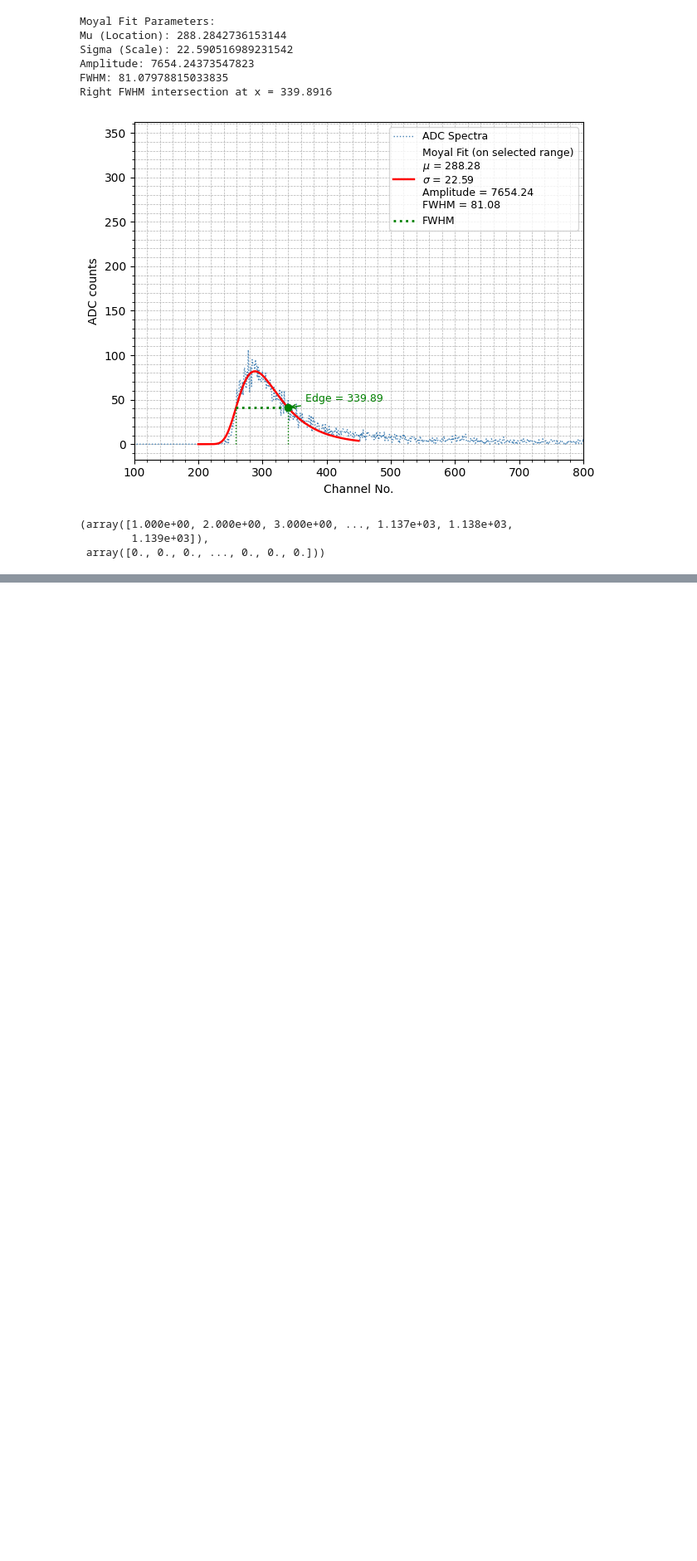
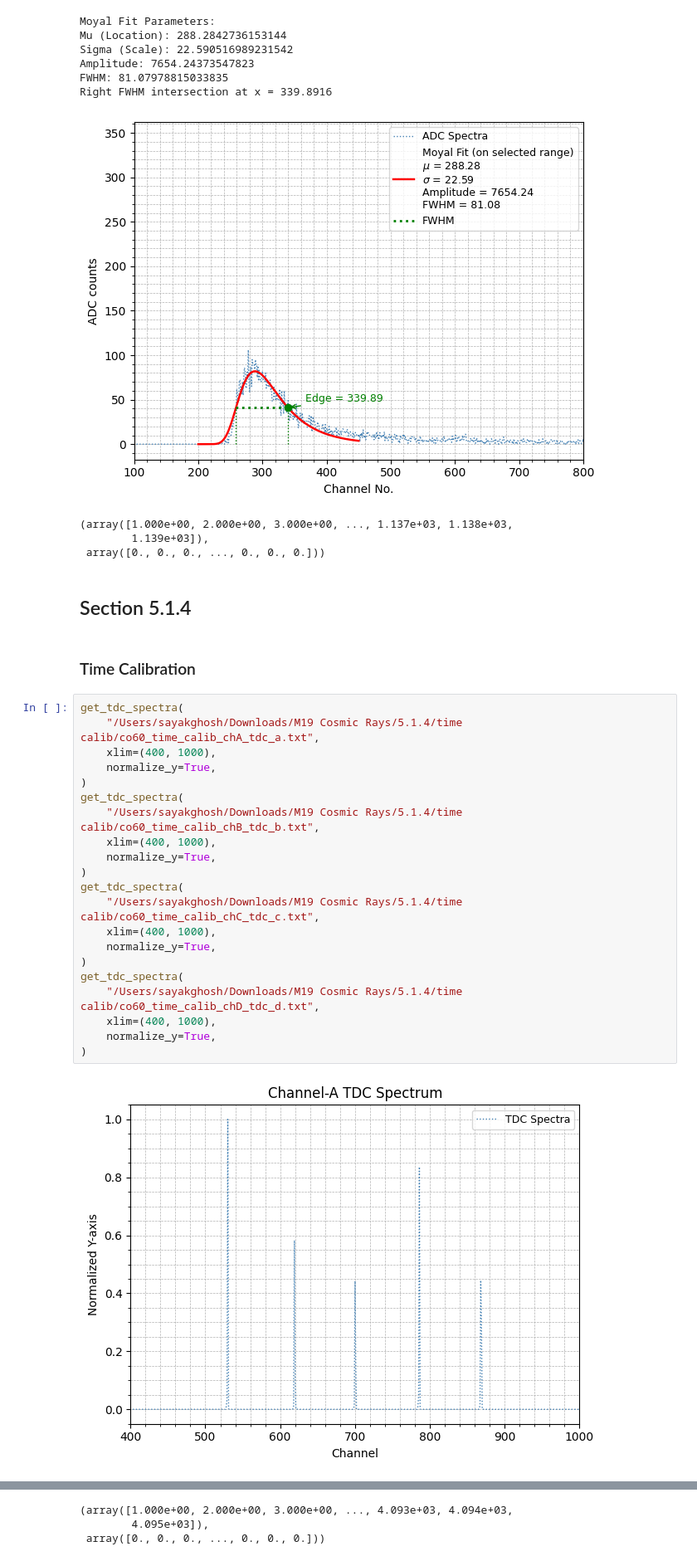
Before and after one commit to c0smic-65/M19-spectra-analysis, a Jupyter notebook: test.ipynb, the cells around one changed output, grey strips where cells are left out. Shown at 83% size. Saved outputs shown, nothing was run; the diff lists cells and outputs as text; blank space fills up the shorter version.

```diff
--- a/test.ipynb
+++ b/test.ipynb
@@ -280,3 +330,30 @@ Right FWHM intersection at x = 339.8916
 (array([1.000e+00, 2.000e+00, 3.000e+00, ..., 1.137e+03, 1.138e+03,
         1.139e+03]),
  array([0., 0., 0., ..., 0., 0., 0.]))
+# %% [markdown]
+## Section 5.1.4
+# %% [markdown]
+### Time Calibration
+# %%
+get_tdc_spectra(
+    "/Users/sayakghosh/Downloads/M19 Cosmic Rays/5.1.4/time calib/co60_time_calib_chA_tdc_a.txt",
+    xlim=(400, 1000),
+    normalize_y=True,
+)
+get_tdc_spectra(
+    "/Users/sayakghosh/Downloads/M19 Cosmic Rays/5.1.4/time calib/co60_time_calib_chB_tdc_b.txt",
+    xlim=(400, 1000),
+    normalize_y=True,
+)
+get_tdc_spectra(
+    "/Users/sayakghosh/Downloads/M19 Cosmic Rays/5.1.4/time calib/co60_time_calib_chC_tdc_c.txt",
+    xlim=(400, 1000),
+    normalize_y=True,
+)
+get_tdc_spectra(
+    "/Users/sayakghosh/Downloads/M19 Cosmic Rays/5.1.4/time calib/co60_time_calib_chD_tdc_d.txt",
+    xlim=(400, 1000),
+    normalize_y=True,
+)
+# %% [output]
+[figure, added]
@@ -282,0 +363,3 @@ Right FWHM intersection at x = 339.8916
+(array([1.000e+00, 2.000e+00, 3.000e+00, ..., 4.093e+03, 4.094e+03,
+        4.095e+03]),
+ array([0., 0., 0., ..., 0., 0., 0.]))
```
Also changed, not shown: parts of 15 cells of this notebook.
